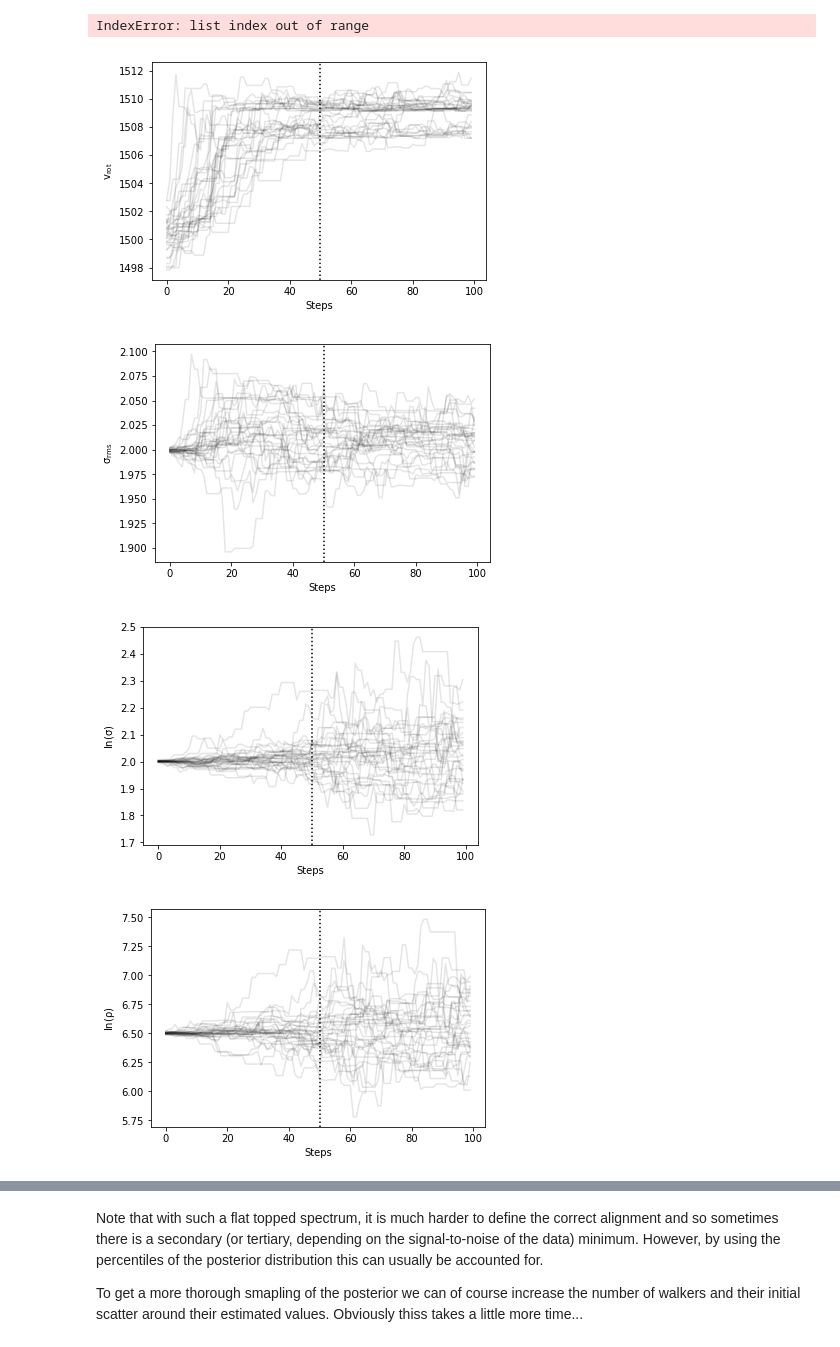
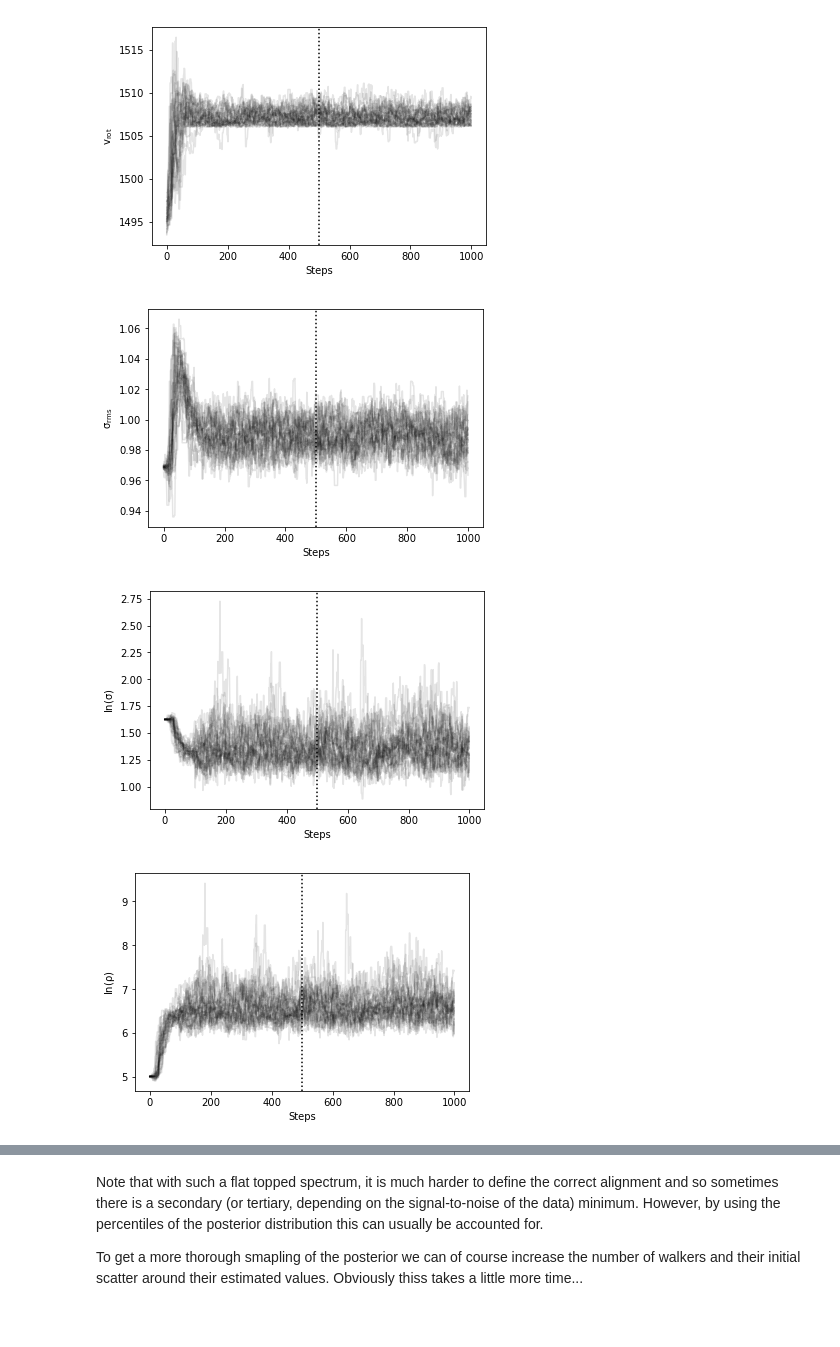
Before and after one commit to richteague/eddy, a Jupyter notebook: docs/tutorials/fitannulus_2.ipynb, the cells around one changed output, grey strips where cells are left out. Drawn from its saved outputs; the diff is of its cells as text; code cells hidden in the pictures.

```diff
--- a/docs/tutorials/fitannulus_2.ipynb
+++ b/docs/tutorials/fitannulus_2.ipynb
@@ -32,3 +32,3 @@ np.random.seed(42)
 # %%
-ensemble = gaussian_ensemble(vrot=1500., Tb=40., dV=350., rms=2.0, N=30, plot=True, return_annulus=True)
+ensemble = gaussian_ensemble(vrot=1500., Tb=20., dV=350., rms=1.0, N=30, plot=True, return_annulus=True)
 # %% [output]
@@ -58,7 +42,5 @@ print(vfit)
 # %%
-vfit = ensemble.get_vlos(p0=[1500., 2.0, 2.0, 6.5], fit_method='GP', nwalkers=32, nburnin=50,
-                         nsteps=50, optimize=False, returns=['percentiles'])
-
-print(vfit)
-print("Best fit rotation velocity was %.1f +\- %.1f m/s." % (vfit[1], 0.5 * (vfit[2] - vfit[0])))
+# Get the percentiles of the parameters.
+vrot, *hyperparams = ensemble.get_vlos(fit_method='GP')
+print("Best fit rotation velocity was %.1f +\- %.1f m/s." % (vrot[1], 0.5 * (vrot[2] - vrot[0])))
 # %% [output]
@@ -69,5 +48,4 @@ print("Best fit rotation velocity was %.1f +\- %.1f m/s." % (vfit[1], 0.5 * (vfi
-IndexError: list index out of range
-[figure, old version]
+[figure, new version]
-[figure, old version]
+[figure, new version]
-[figure, old version]
+[figure, new version]
-[figure, old version]
+[figure, new version]
```
Also changed, not shown: parts of 12 cells of this notebook, 6 other files.
